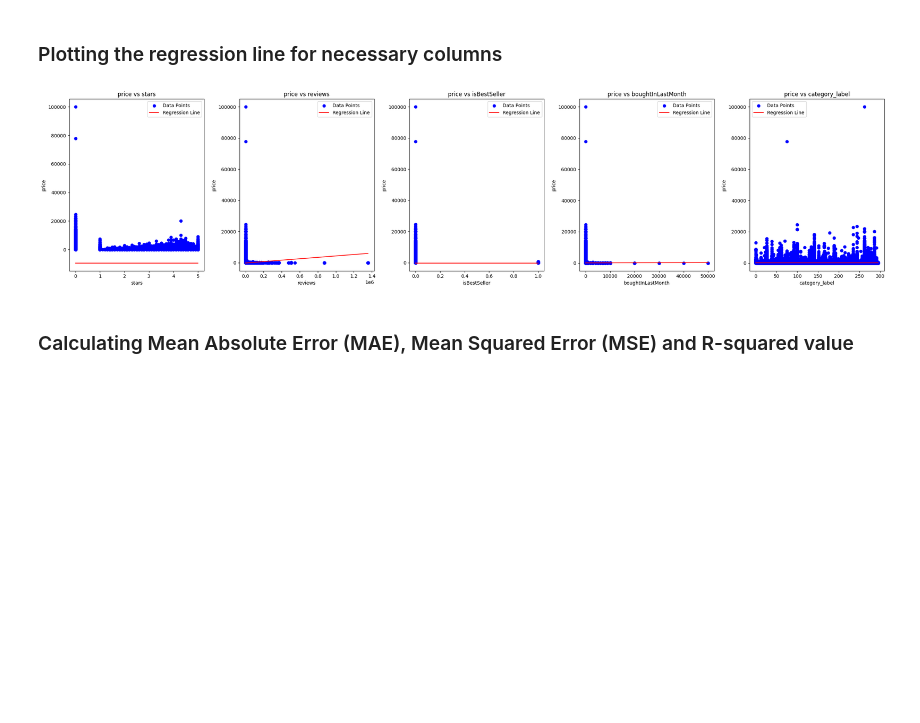
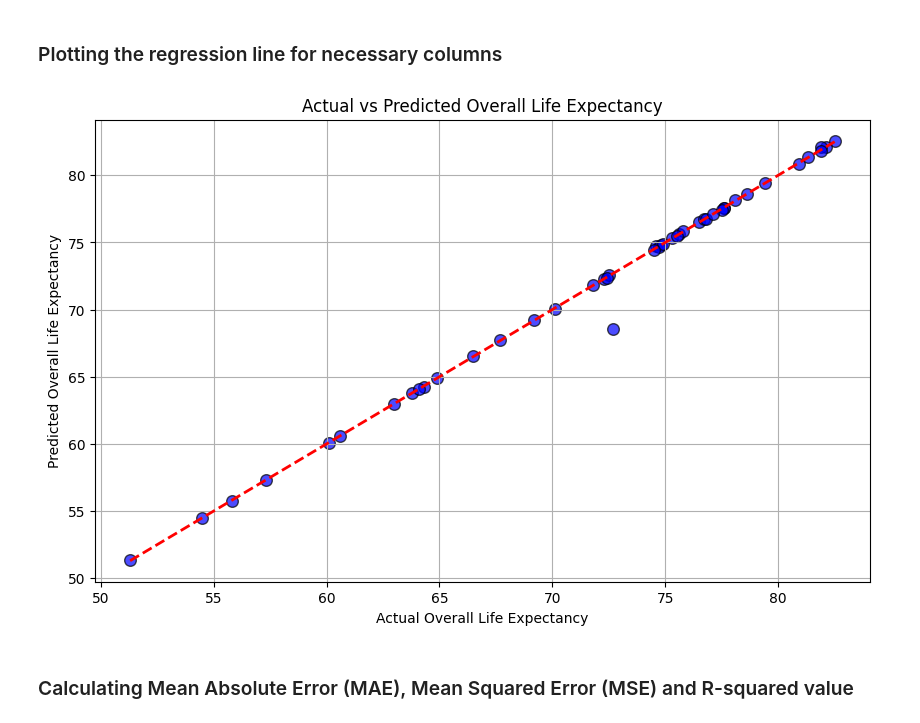
Before and after one commit to NoorFatimaMemon/MachineLearning, a Jupyter notebook: 03_MultipleLinearRegression/3. MultipleLinearRegression.ipynb, the cells around one changed output. Cells and saved outputs as stored; diff of their text form; code cells hidden in the pictures; blank space fills up the shorter version.

```diff
--- a/03_MultipleLinearRegression/3. MultipleLinearRegression.ipynb
+++ b/03_MultipleLinearRegression/3. MultipleLinearRegression.ipynb
@@ -88,6 +52,0 @@ print(df.head())
-# %%
-from sklearn.preprocessing import LabelEncoder
-label_encoder = LabelEncoder()
-
-df['category_label'] = label_encoder.fit_transform(df['category'])
-print(df.head())
@@ -149,0 +57,8 @@ print(y)
+# %%
+encoder = OneHotEncoder(drop='first')
+continent_encoded = encoder.fit_transform(df[['Continent']]).toarray()
+continent_df = pd.DataFrame(continent_encoded, columns=encoder.get_feature_names_out(['Continent']))
+# %%
+# Combine the new one-hot encoded columns with the original DataFrame
+df = pd.concat([df, continent_df], axis=1)
+df.head()
@@ -150,3 +74,6 @@ print(y)
+# %%
+X = df[['Rank', 'Male Life', 'Female Life'] + list(continent_df.columns)]
+y = df['Overall Life']
 # %% [markdown]
 ### **Splitting Dataset**
 # %%
@@ -191,39 +137,21 @@ print(y_test)
 # %% [markdown]
 ### Plotting the regression line for necessary columns
-# %%
-import numpy as np
-
-# Plot regression lines
-def plot_regression_lines(X, y, model):
-    features = X.columns
-    num_features = len(features)
-    fig, axes = plt.subplots(1, num_features, figsize=(5 * num_features, 6))
-
-    for i, feature in enumerate(features):
-        ax = axes[i]
-        feature_range = np.linspace(X[feature].min(), X[feature].max(), 100)
-        feature_means = X.mean().to_dict()
-        feature_means.pop(feature)
-        mean_values = pd.DataFrame([feature_means] * 100)
-        mean_values[feature] = feature_range
-        y_pred_feature = model.predict(mean_values)
-
-        ax.scatter(X[feature], y, color='blue', label='Data Points')
-        ax.plot(feature_range, y_pred_feature, color='red', label='Regression Line')
-        ax.set_xlabel(feature)
-        ax.set_ylabel('price')
-        ax.legend()
-        ax.set_title(f'price vs {feature}')
-
-    plt.tight_layout()
-    plt.show()
-
-# Plot the regression lines
-X = df[["stars", "reviews", "isBestSeller", "boughtInLastMonth", "category_label"]]
-y = df[["price"]]
-plot_regression_lines(X, y, model)
-# %% [output]
-[figure, removed]
+# %%
+# Plotting function for regression results
+def plot_regression_results(y_test, y_pred):
+    plt.figure(figsize=(10, 6))
+    plt.scatter(y_test, y_pred, color='blue', edgecolor='k', alpha=0.7, s=70)
+    plt.plot([y_test.min(), y_test.max()], [y_test.min(), y_test.max()], 'r--', lw=2)
+    plt.xlabel('Actual Overall Life Expectancy')
+    plt.ylabel('Predicted Overall Life Expectancy')
+    plt.title('Actual vs Predicted Overall Life Expectancy')
+    plt.grid(True)
+    plt.show()
+
+# Call the plotting function
+plot_regression_results(y_test, y_pred)
+# %% [output]
+[figure, added]
 # %% [markdown]
 ### Calculating Mean Absolute Error (MAE), Mean Squared Error (MSE) and R-squared value
 # %%
```
Also changed, not shown: parts of 27 cells of this notebook, 1 other file.
